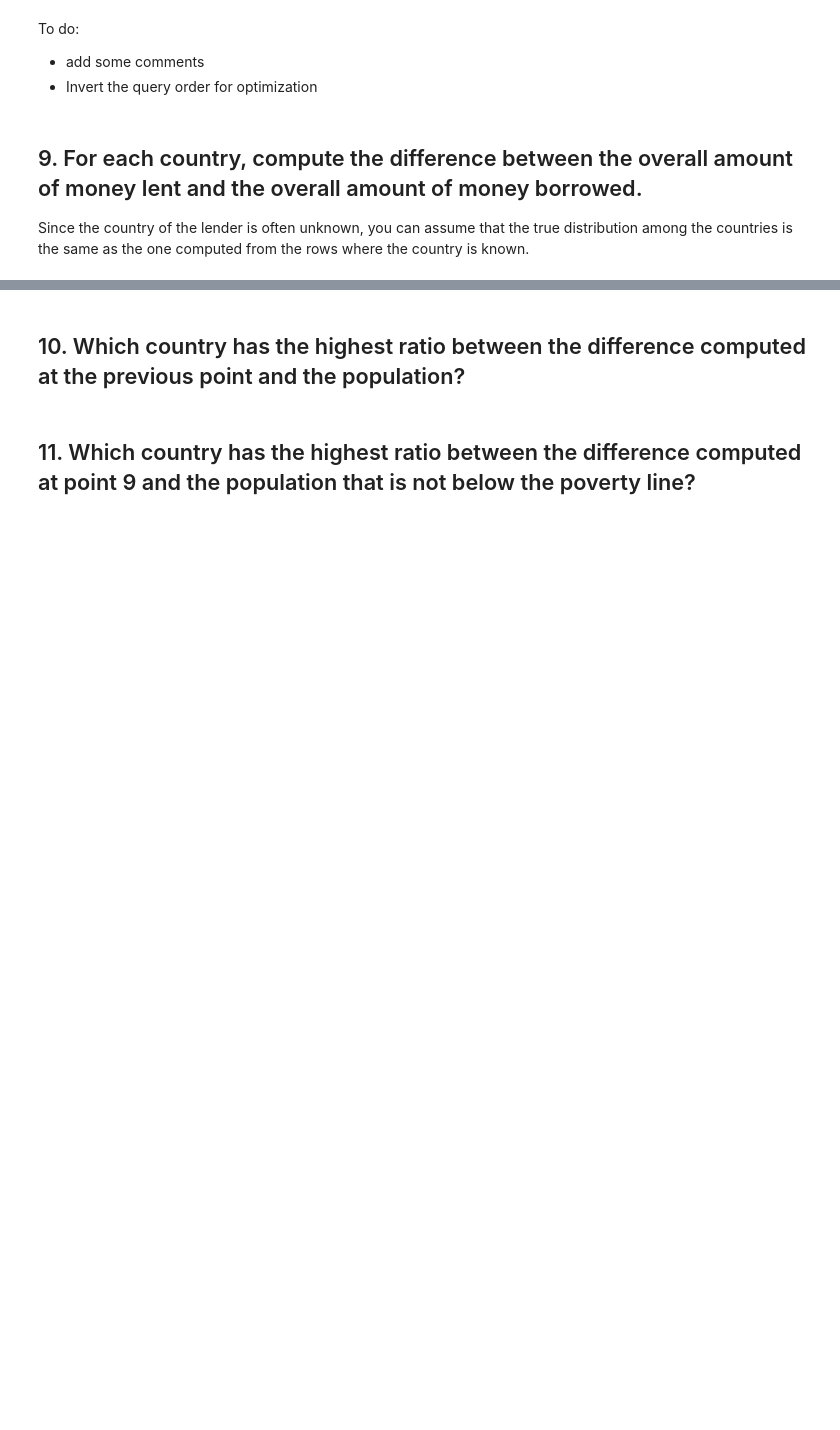
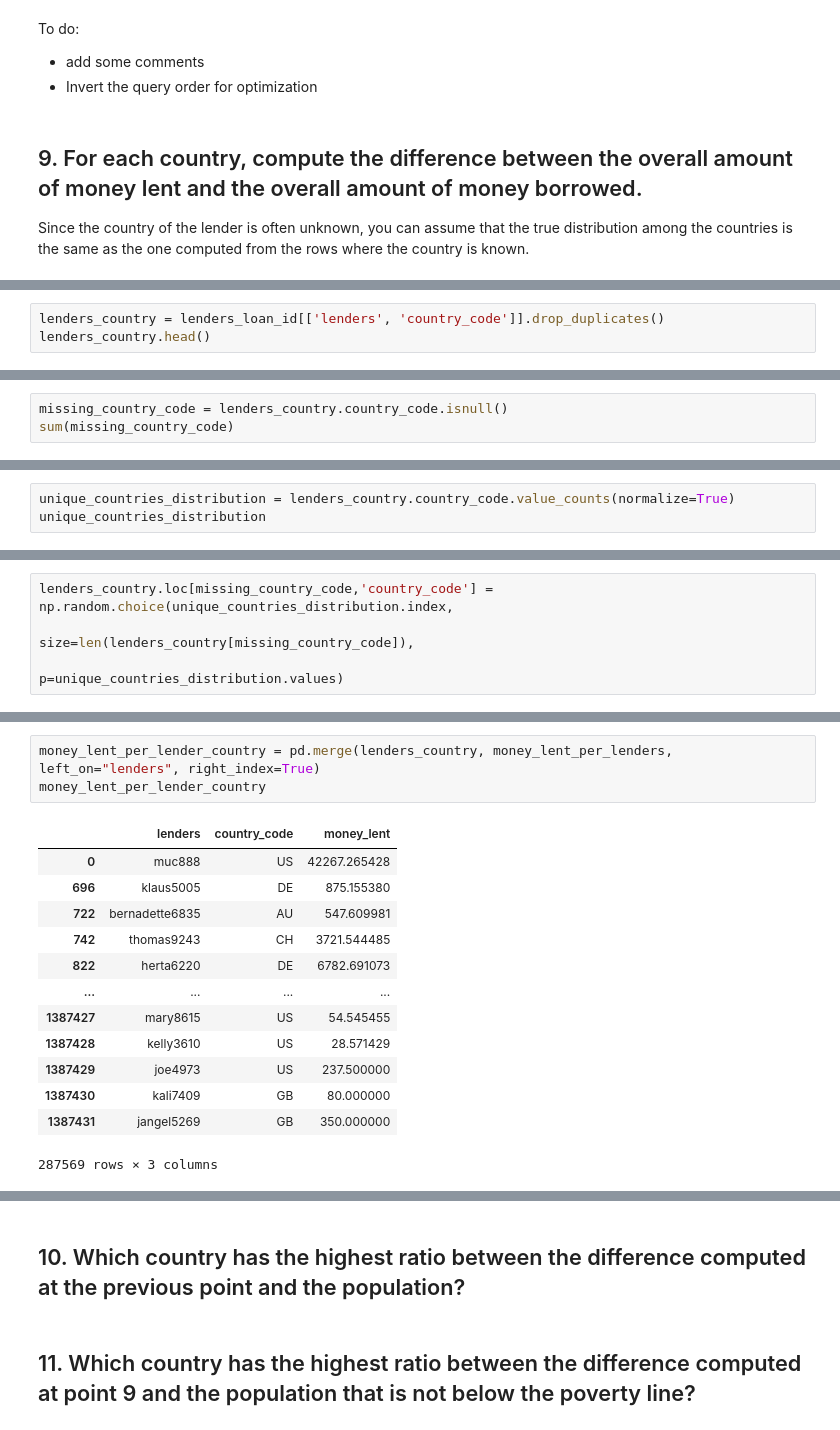
Before and after one commit to hechmik/foundations_of_cs, a Jupyter notebook: Project.ipynb, the cells around one changed output, grey strips where cells are left out. Drawn from its saved outputs; the diff is of its cells as text; blank space fills up the shorter version.

```diff
--- a/Project.ipynb
+++ b/Project.ipynb
@@ -732,0 +770,3 @@ Since the country of the lender is often unknown, you can assume that the true d
+# %%
+lenders_country = lenders_loan_id[['lenders', 'country_code']].drop_duplicates()
+lenders_country.head()
@@ -732,0 +782,3 @@ Since the country of the lender is often unknown, you can assume that the true d
+# %%
+missing_country_code = lenders_country.country_code.isnull()
+sum(missing_country_code)
@@ -732,0 +787,3 @@ Since the country of the lender is often unknown, you can assume that the true d
+# %%
+unique_countries_distribution = lenders_country.country_code.value_counts(normalize=True)
+unique_countries_distribution
@@ -732,0 +815,4 @@ Since the country of the lender is often unknown, you can assume that the true d
+# %%
+lenders_country.loc[missing_country_code,'country_code'] = np.random.choice(unique_countries_distribution.index,
+                                                                            size=len(lenders_country[missing_country_code]),
+                                                                            p=unique_countries_distribution.values)
@@ -732,0 +844,17 @@ Since the country of the lender is often unknown, you can assume that the true d
+# %%
+money_lent_per_lender_country = pd.merge(lenders_country, money_lent_per_lenders, left_on="lenders", right_index=True)
+money_lent_per_lender_country
+# %% [output]
+|  | lenders | country_code | money_lent |
+| 0 | muc888 | US | 42267.265428 |
+| 696 | klaus5005 | DE | 875.155380 |
+| 722 | bernadette6835 | AU | 547.609981 |
+| 742 | thomas9243 | CH | 3721.544485 |
+| 822 | herta6220 | DE | 6782.691073 |
+| ... | ... | ... | ... |
+| 1387427 | mary8615 | US | 54.545455 |
+| 1387428 | kelly3610 | US | 28.571429 |
+| 1387429 | joe4973 | US | 237.500000 |
+| 1387430 | kali7409 | GB | 80.000000 |
+| 1387431 | jangel5269 | GB | 350.000000 |
+287569 rows × 3 columns
```
Also changed, not shown: parts of 41 cells of this notebook.
